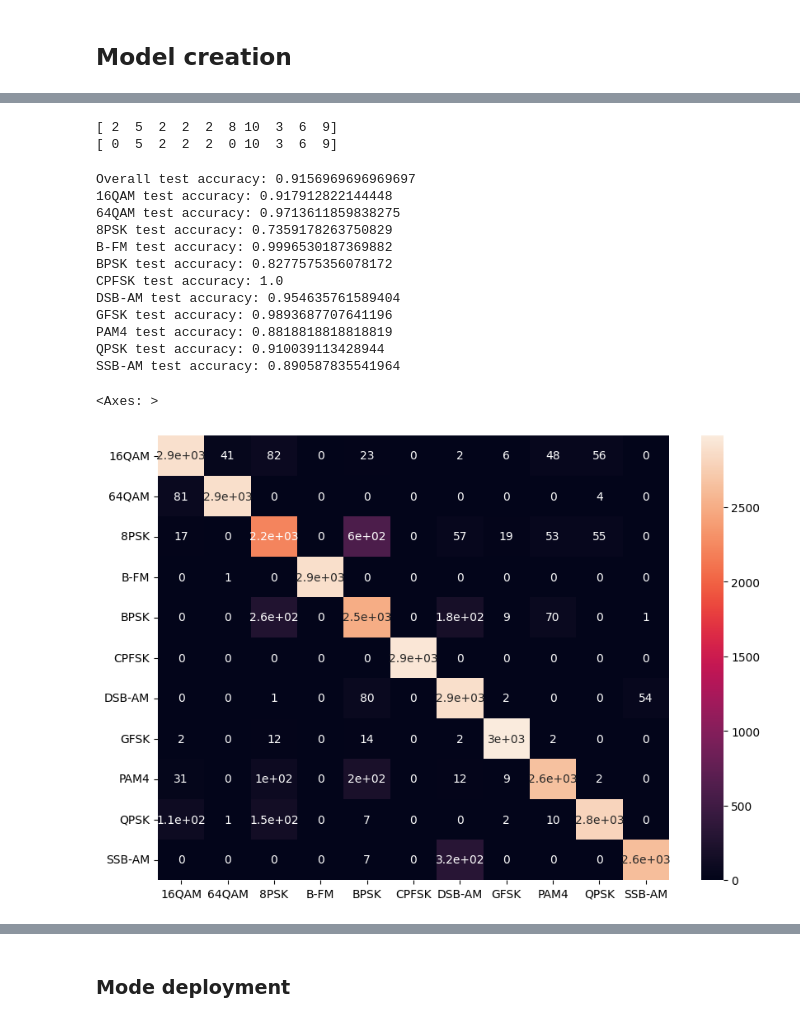
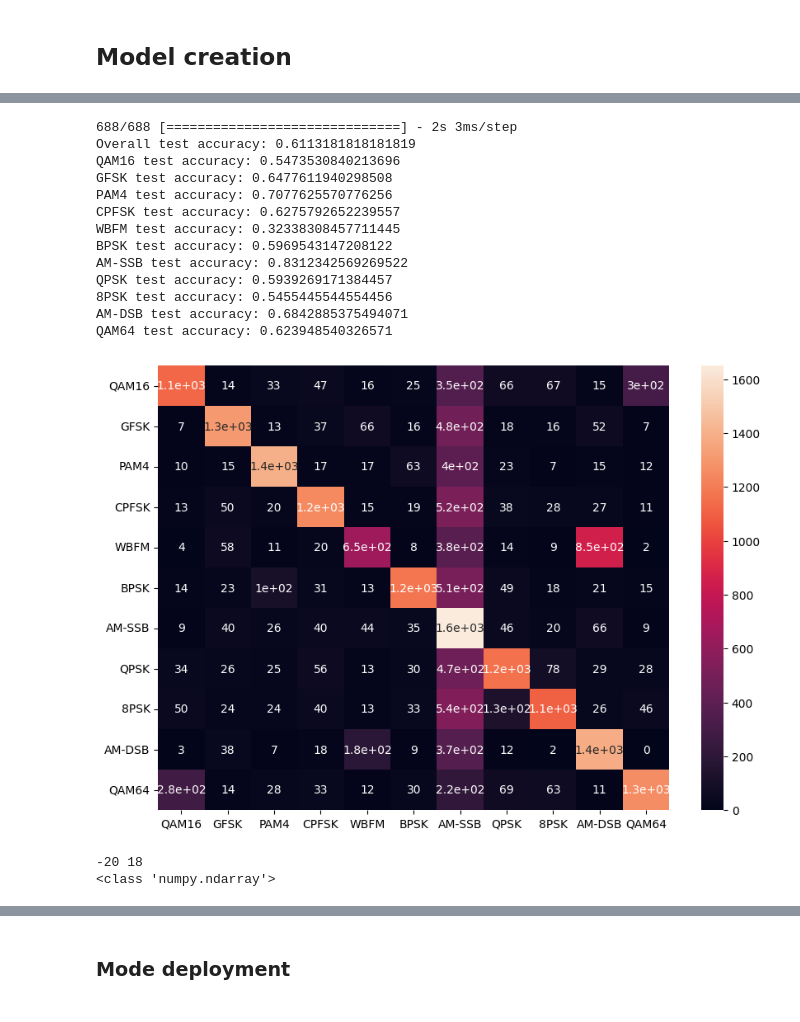
Before and after one commit to google/CFU-Playground, a Jupyter notebook: models/simc_4/train_model_simc_3_radioml_data_and_mixed_v2.ipynb, the cells around one changed output, grey strips where cells are left out. Drawn from its saved outputs; the diff is of its cells as text; code cells hidden in the pictures.

```diff
--- a/models/simc_4/train_model_simc_3_radioml_data_and_mixed_v2.ipynb
+++ b/models/simc_4/train_model_simc_3_radioml_data_and_mixed_v2.ipynb
@@ -498,38 +501,33 @@ test_preds = model.predict(test_data)
-# %%
-pred_labels = np.argmax(test_preds, axis=1)
-print(pred_labels[0:10])
-print(test_labels[0:10])
-# %% [output]
-[ 2  5  2  2  2  8 10  3  6  9]
-[ 0  5  2  2  2  0 10  3  6  9]
 # %%
-from sklearn.metrics import accuracy_score, confusion_matrix
-print(f"Overall test accuracy: {accuracy_score(test_labels, pred_labels)}")
-for ci, cl in enumerate(modulations):
-    class_indecies = np.where(test_labels == ci)[0]
-    cur_test_labels = test_labels[class_indecies]
-    cur_pred_labels = pred_labels[class_indecies]
-    print(f"{cl} test accuracy: {accuracy_score(cur_test_labels, cur_pred_labels)}")
-cm = confusion_matrix(y_true=test_labels, y_pred=pred_labels)
-import seaborn as sn
-import pandas as pd
-import matplotlib.pyplot as plt
-df_cm = pd.DataFrame(cm, index = modulations,
-                  columns = modulations)
-plt.figure(figsize = (10,7))
-sn.heatmap(df_cm, annot=True)
+def evaluate_model(model, data, labels):
+    preds = model.predict(data)
+    pred_labels = np.argmax(preds, axis=1)
+
+    print(f"Overall test accuracy: {accuracy_score(labels, pred_labels)}")
+    for ci, cl in enumerate(modulations):
+        class_indecies = np.where(labels == ci)[0]
+        cur_true_labels = labels[class_indecies]
+        cur_pred_labels = pred_labels[class_indecies]
+        print(f"{cl} test accuracy: {accuracy_score(cur_true_labels, cur_pred_labels)}")
+    cm = confusion_matrix(y_true=labels, y_pred=pred_labels)
+    df_cm = pd.DataFrame(cm, index = modulations,
+                    columns = modulations)
+    plt.figure(figsize = (10,7))
+    sn.heatmap(df_cm, annot=True)
-# %% [output]
-Overall test accuracy: 0.9156969696969697
-16QAM test accuracy: 0.917912822144448
-64QAM test accuracy: 0.9713611859838275
-8PSK test accuracy: 0.7359178263750829
-B-FM test accuracy: 0.9996530187369882
-BPSK test accuracy: 0.8277575356078172
-CPFSK test accuracy: 1.0
-DSB-AM test accuracy: 0.954635761589404
-GFSK test accuracy: 0.9893687707641196
-PAM4 test accuracy: 0.8818818818818819
-QPSK test accuracy: 0.910039113428944
-SSB-AM test accuracy: 0.890587835541964
-<Axes: >
-[figure, removed]
+# %%
+evaluate_model(model, validation_data, validation_labels)
+# %% [output]
+688/688 [==============================] - 2s 3ms/step
+Overall test accuracy: 0.6113181818181819
+QAM16 test accuracy: 0.5473530840213696
+GFSK test accuracy: 0.6477611940298508
+PAM4 test accuracy: 0.7077625570776256
+CPFSK test accuracy: 0.6275792652239557
+WBFM test accuracy: 0.32338308457711445
+BPSK test accuracy: 0.5969543147208122
+AM-SSB test accuracy: 0.8312342569269522
+QPSK test accuracy: 0.5939269171384457
+8PSK test accuracy: 0.5455445544554456
+AM-DSB test accuracy: 0.6842885375494071
+QAM64 test accuracy: 0.623948540326571
+[figure, added]
@@ -535,0 +555,6 @@ SSB-AM test accuracy: 0.890587835541964
+# %%
+print(min(snrs), max(snrs))
+print(type(snrs))
+# %% [output]
+-20 18
+<class 'numpy.ndarray'>
```
Also changed, not shown: parts of 18 cells of this notebook, 1 other file.
